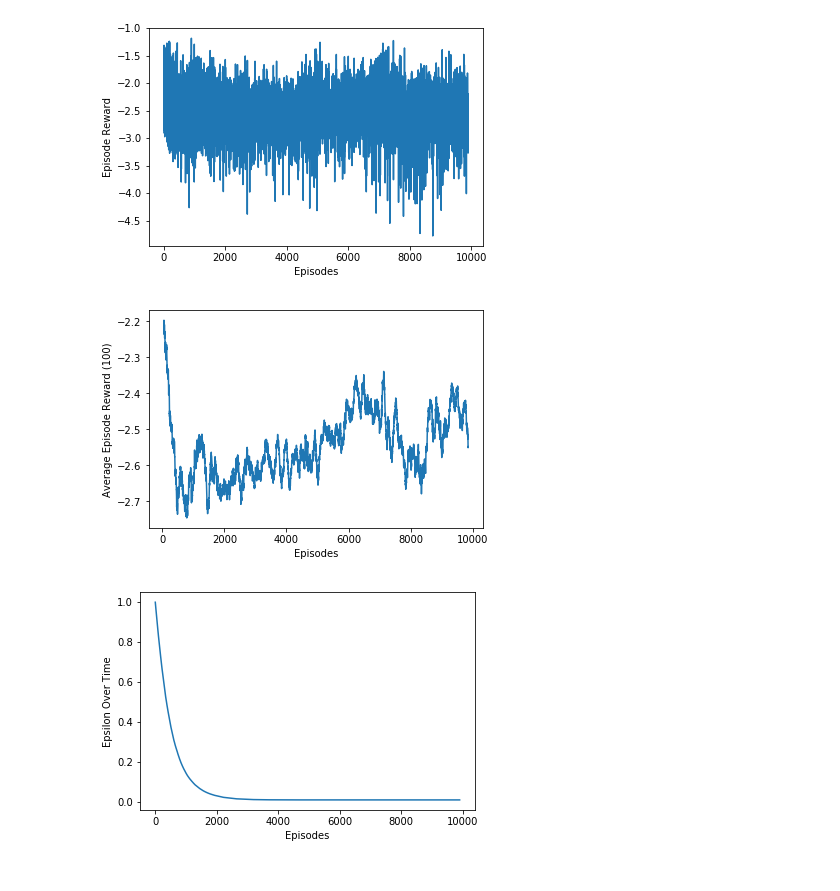
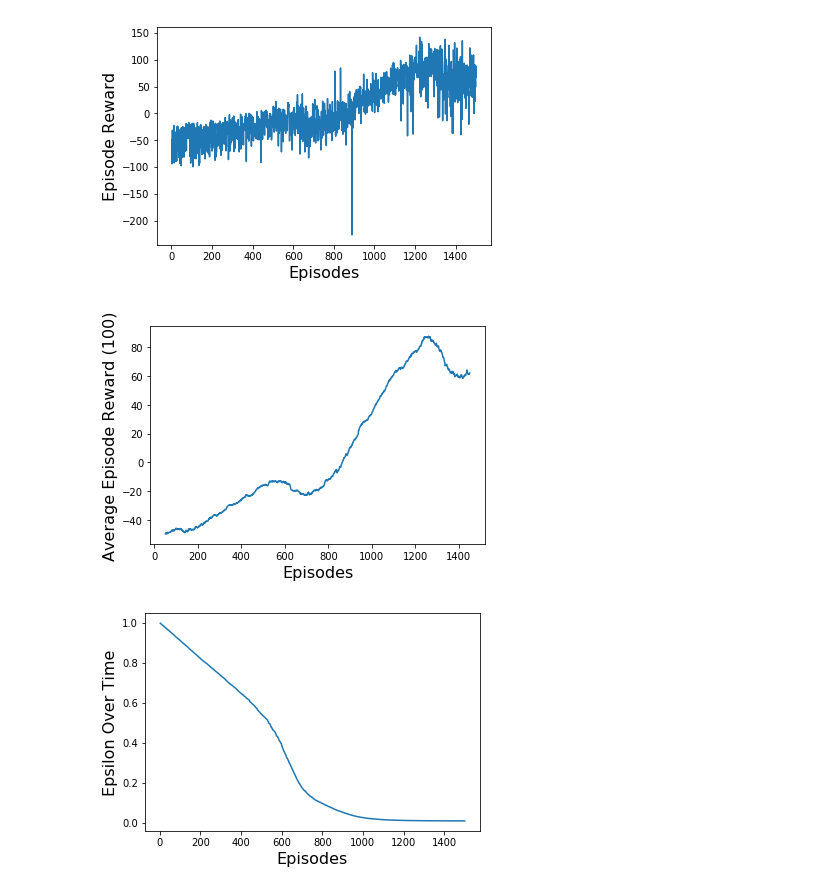
Before and after one commit to ibiscp/Rocket-Lander, a Jupyter notebook: Plots.ipynb, the cells around one changed output. Drawn from its saved outputs; the diff is of its cells as text; code cells hidden in the pictures.

Commit message:
feat: modify plot file

```diff
--- a/Plots.ipynb
+++ b/Plots.ipynb
@@ -6,11 +6,13 @@ import matplotlib.pyplot as plt
 # Visualizations will be shown in the notebook.
 %matplotlib inline
 
-modelDir = 'models'
-environment = 'RocketLander-v0'
+environment = 'LunarLander-v2'
+identifier = 'Target-DQN-NormalMemory'
 
-files = glob.glob(modelDir + "/" + environment + "*.h5")
+number = 1500
+files = glob.glob(identifier + "/" + environment + "*.h5")
 episode = -1
+font = 16
 
 # Get last file and episode
 for f in files:
@@ -26,32 +28,32 @@ with open( file.replace(".h5","") + '.pkl', 'rb') as f:
 x = []
 y = []
 
-for each in reward:
+for each in reward[0:number]:
     x.append(each[0])
     y.append(each[2])
 
 plt.plot(x, y)
-plt.xlabel('Episodes')
-plt.ylabel('Episode Reward')
+plt.xlabel('Episodes', fontsize=font)
+plt.ylabel('Episode Reward', fontsize=font)
 
-plt.savefig('Report/images/rewardOverEpisodesAdam.jpeg')
+plt.savefig('Report/images/rewardOverEpisodes' + identifier + '.jpeg')
 # %% [output]
-[figure, old version]
+[figure, new version]
 # %%
 import numpy as np
 import math
 
 N = 100
 
 y_mean = np.convolve(y, np.ones((N,))/N, mode='valid')
 
 plt.plot(x[math.floor(N/2)-1:-math.ceil(N/2)], y_mean)
-plt.xlabel('Episodes')
-plt.ylabel('Average Episode Reward (' + str(N) + ')')
+plt.xlabel('Episodes', fontsize=font)
+plt.ylabel('Average Episode Reward (' + str(N) + ')', fontsize=font)
 
-plt.savefig('Report/images/movingAverageAdam.jpeg')
+plt.savefig('Report/images/movingAverage' + identifier + '.jpeg')
 # %% [output]
-[figure, old version]
+[figure, new version]
 # %%
 epsilon_start = 1.0                 # start epsilon
 epsilon_end = 0.01                  # minimum epsilon
@@ -59,13 +61,13 @@ epsilon_decay = 0.00001             # speed of decay
 
 epsilon = []
 episodes = 0
-for each in reward:
+for each in reward[0:number]:
     episodes += each[1]
     epsilon.append(epsilon_end + (epsilon_start - epsilon_end) * math.exp(-epsilon_decay * episodes))
 
 plt.plot(x, epsilon)
-plt.xlabel('Episodes')
-plt.ylabel('Epsilon Over Time')
-plt.savefig('Report/images/Epsilon.jpeg')
+plt.xlabel('Episodes', fontsize=font)
+plt.ylabel('Epsilon Over Time', fontsize=font)
+plt.savefig('Report/images/epsilon' + identifier + '.jpeg')
 # %% [output]
-[figure, old version]
+[figure, new version]
```
